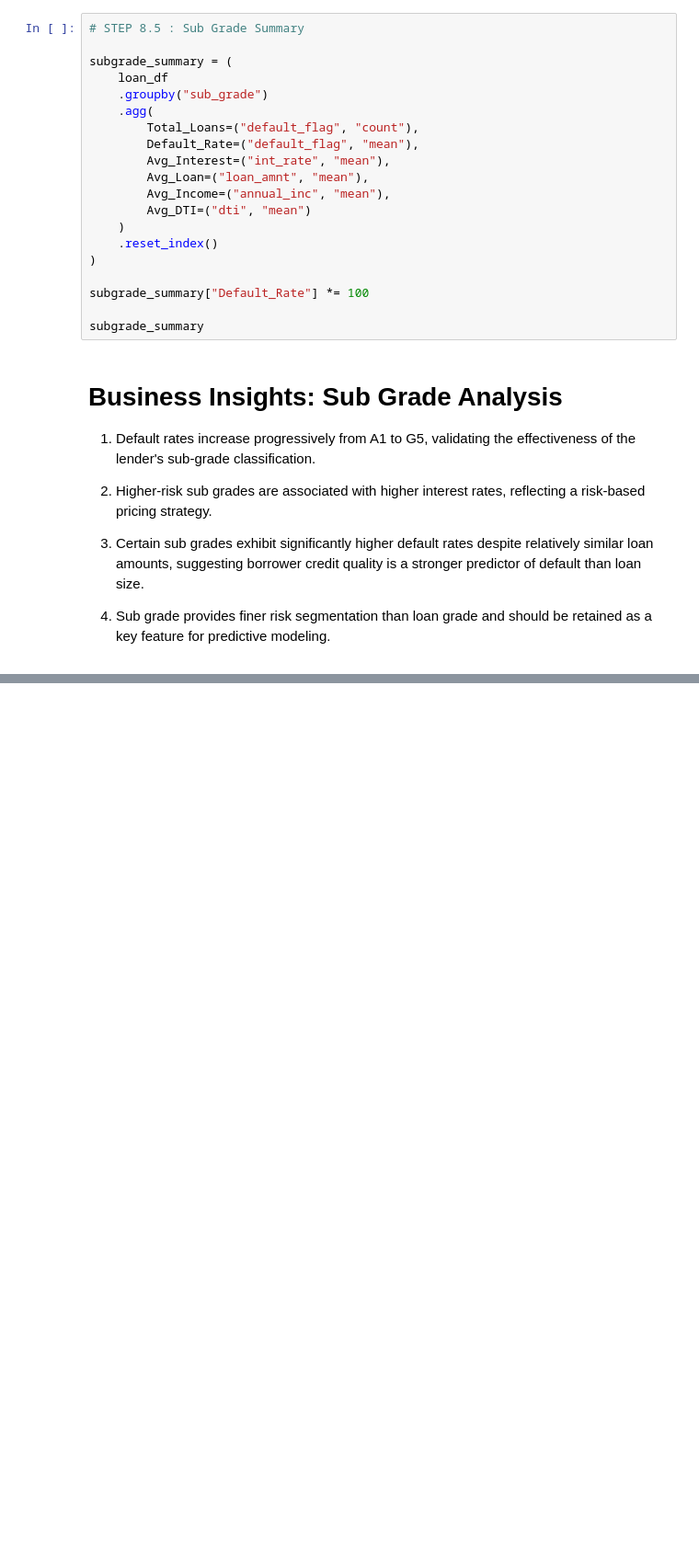
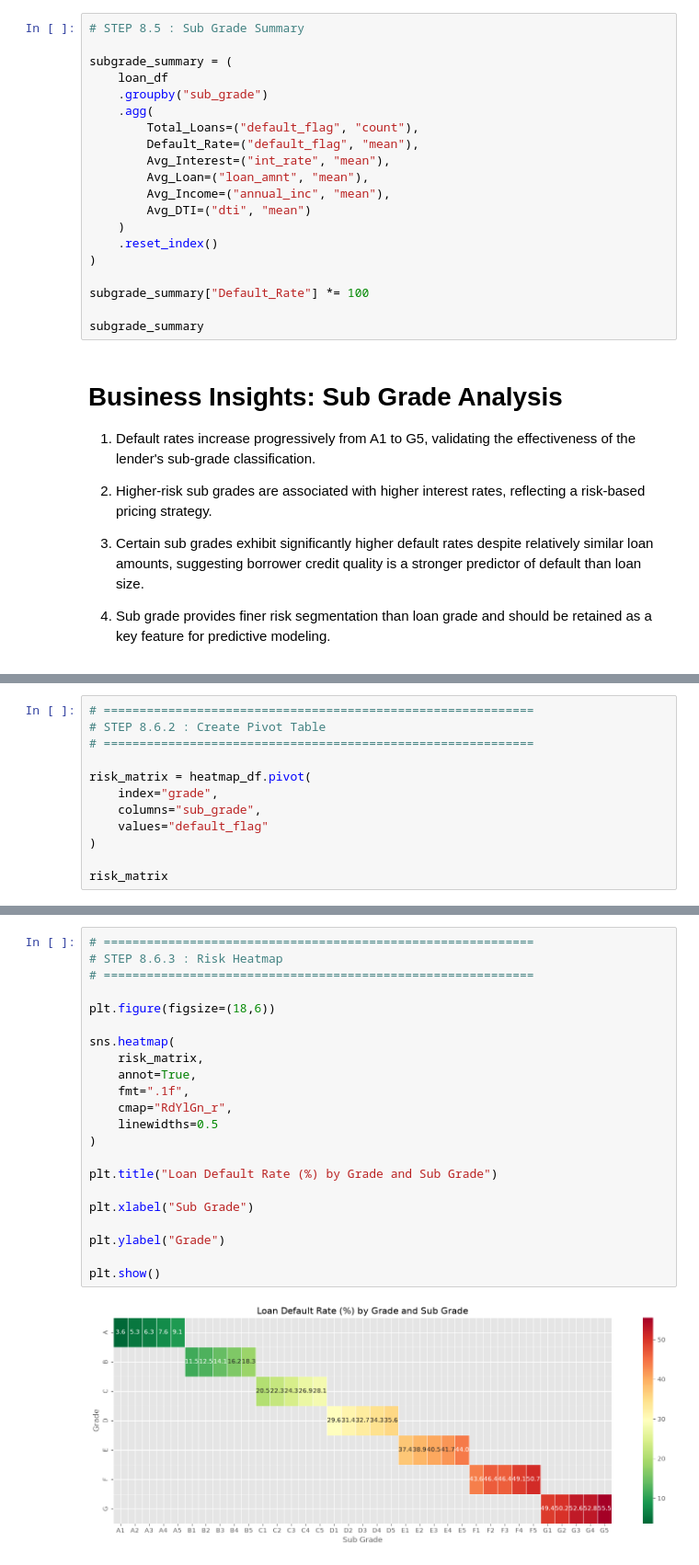
Before and after one commit to purvapatil565/Credit-Risk-Portfolio-Analytics, a Jupyter notebook: notebooks/04_exploratory_data_analysis.ipynb, the cells around one changed output, grey strips where cells are left out. Shown at 92% size. Saved outputs shown, nothing was run; the diff lists cells and outputs as text; blank space fills up the shorter version.

```diff
--- a/notebooks/04_exploratory_data_analysis.ipynb
+++ b/notebooks/04_exploratory_data_analysis.ipynb
@@ -1016,0 +1042,12 @@ subgrade_summary
+# %%
+# ============================================================
+# STEP 8.6.2 : Create Pivot Table
+# ============================================================
+
+risk_matrix = heatmap_df.pivot(
+    index="grade",
+    columns="sub_grade",
+    values="default_flag"
+)
+
+risk_matrix
@@ -1016,0 +1064,24 @@ subgrade_summary
+# %%
+# ============================================================
+# STEP 8.6.3 : Risk Heatmap
+# ============================================================
+
+plt.figure(figsize=(18,6))
+
+sns.heatmap(
+    risk_matrix,
+    annot=True,
+    fmt=".1f",
+    cmap="RdYlGn_r",
+    linewidths=0.5
+)
+
+plt.title("Loan Default Rate (%) by Grade and Sub Grade")
+
+plt.xlabel("Sub Grade")
+
+plt.ylabel("Grade")
+
+plt.show()
+# %% [output]
+[figure, added]
```
Also changed, not shown: parts of 3 cells of this notebook.
